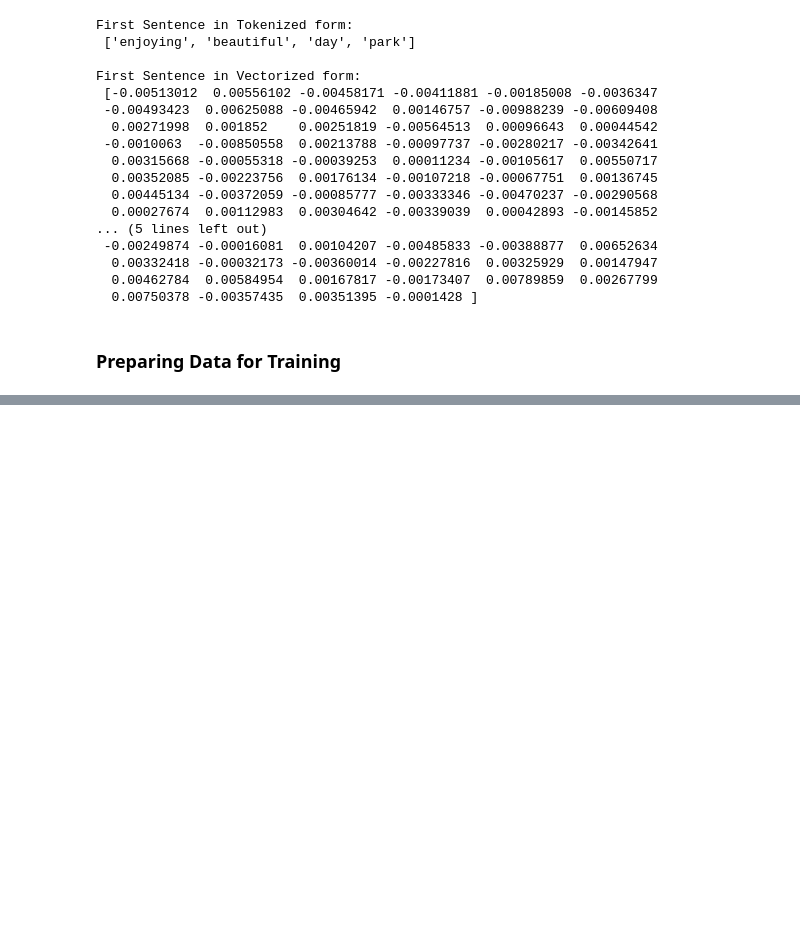
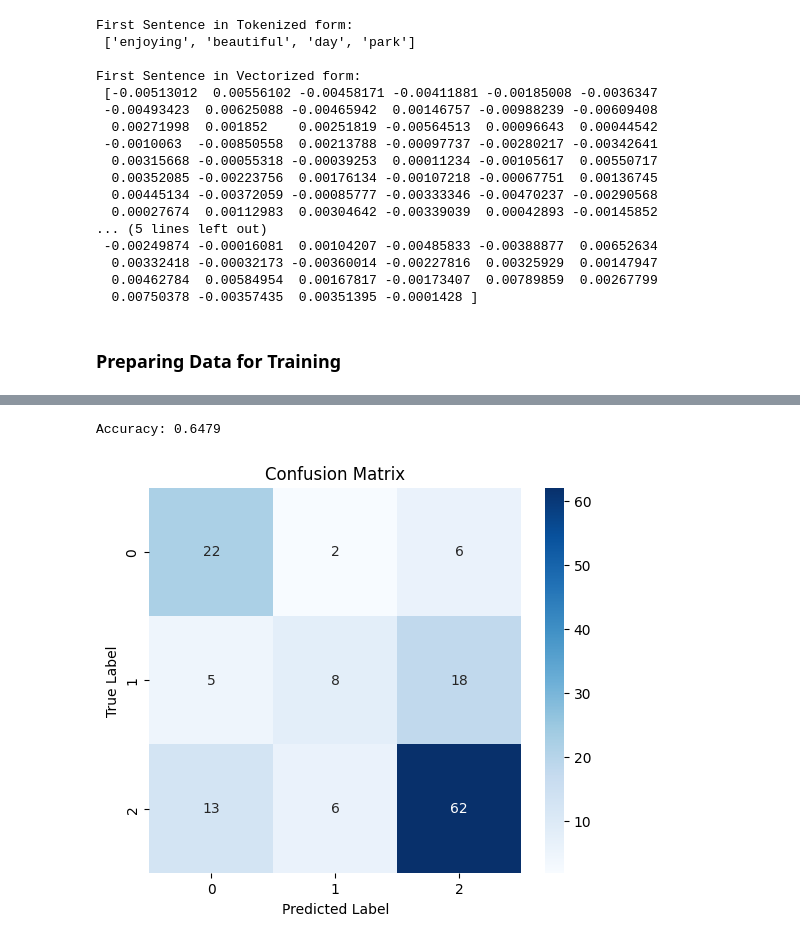
Before and after one commit to Ankur7470/nlp-assignment2, a Jupyter notebook: NLP_assgn2_task2.ipynb, the cells around one changed output, grey strips where cells are left out. Drawn from its saved outputs; the diff is of its cells as text; code cells hidden in the pictures; blank space fills up the shorter version.

```diff
--- a/NLP_assgn2_task2.ipynb
+++ b/NLP_assgn2_task2.ipynb
@@ -220,0 +356,3 @@ sentiment_data.head(10)
+# %%
+sentiment_data['Encoded Sentiment'] = label_encoder.fit_transform(sentiment_data['Sentiment_Group'])
+sentiment_data
@@ -327,0 +613,45 @@ dataloader = DataLoader(dataset, batch_size=batch_size, shuffle=True)
+# %%
+# import torch
+# import numpy as np
+# import matplotlib.pyplot as plt
+# import seaborn as sns
+# from sklearn.metrics import accuracy_score, confusion_matrix
+
+# Function to make predictions using test_loader
+def predict(model, test_loader):
+    model.eval()  # Set to evaluation mode (disable dropout, batch norm)
+
+    y_true_list = []
+    y_pred_list = []
+
+    with torch.no_grad():  # No gradient tracking for inference
+        for batch_X, batch_y in test_loader:  # Iterate through batches
+            y_pred = model(batch_X)  # Forward pass
+            y_pred_classes = torch.argmax(y_pred, dim=1)  # Get class with highest probability
+
+            # Store predictions and actual labels
+            y_true_list.extend(batch_y.numpy())  # Convert to NumPy & store
+            y_pred_list.extend(y_pred_classes.numpy())  # Convert to NumPy & store
+
+    return np.array(y_true_list), np.array(y_pred_list)
+
+# Get predictions
+y_test_true, y_test_pred = predict(model, test_loader)
+
+# Compute accuracy
+accuracy = accuracy_score(y_test_true, y_test_pred)
+print(f'Accuracy: {accuracy:.4f}')
+
+# Compute confusion matrix
+cm = confusion_matrix(y_test_true, y_test_pred)
+
+# Plot confusion matrix
+plt.figure(figsize=(6,5))
+sns.heatmap(cm, annot=True, fmt='d', cmap='Blues', xticklabels=np.unique(y_test_true), yticklabels=np.unique(y_test_true))
+plt.xlabel('Predicted Label')
+plt.ylabel('True Label')
+plt.title('Confusion Matrix')
+plt.show()
+# %% [output]
+Accuracy: 0.6479
+[figure, added]
```
Also changed, not shown: parts of 27 cells of this notebook, 1 other file.
